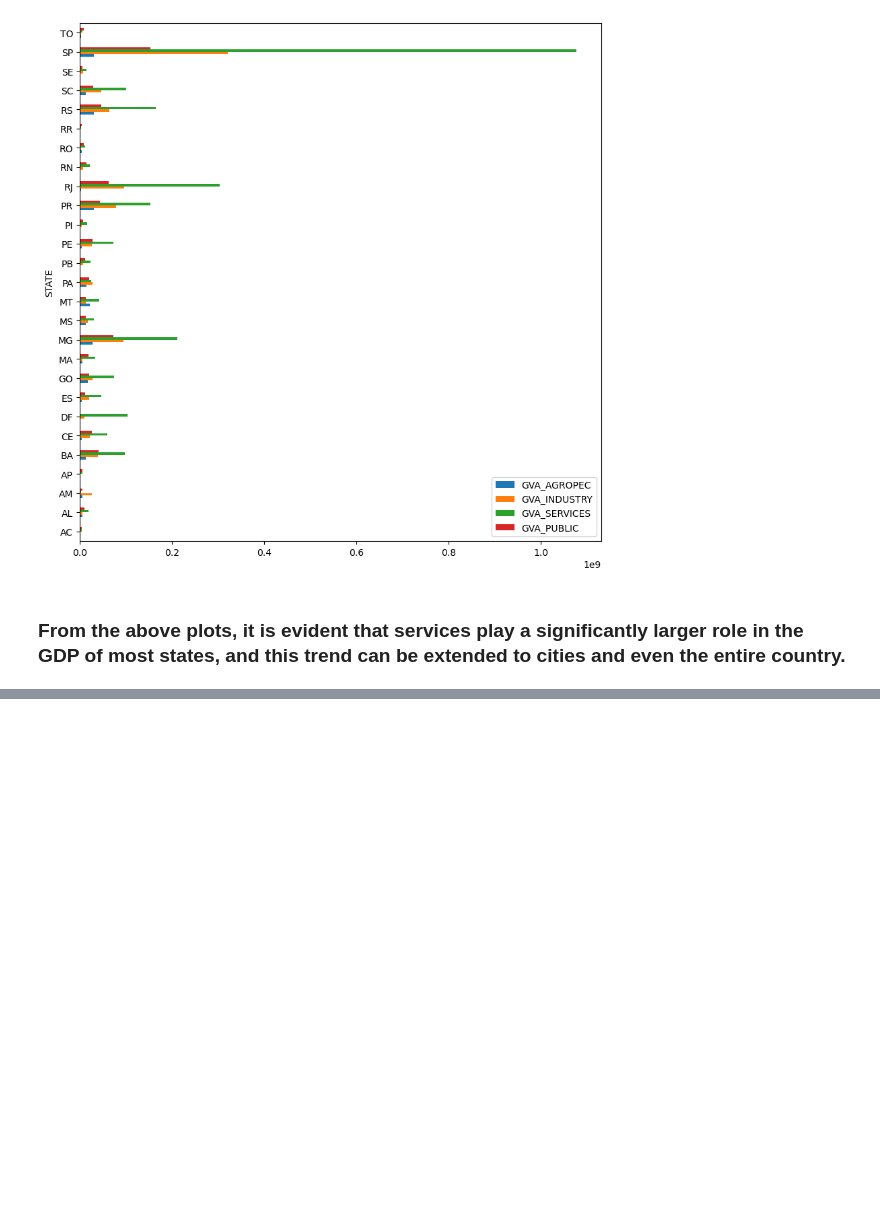
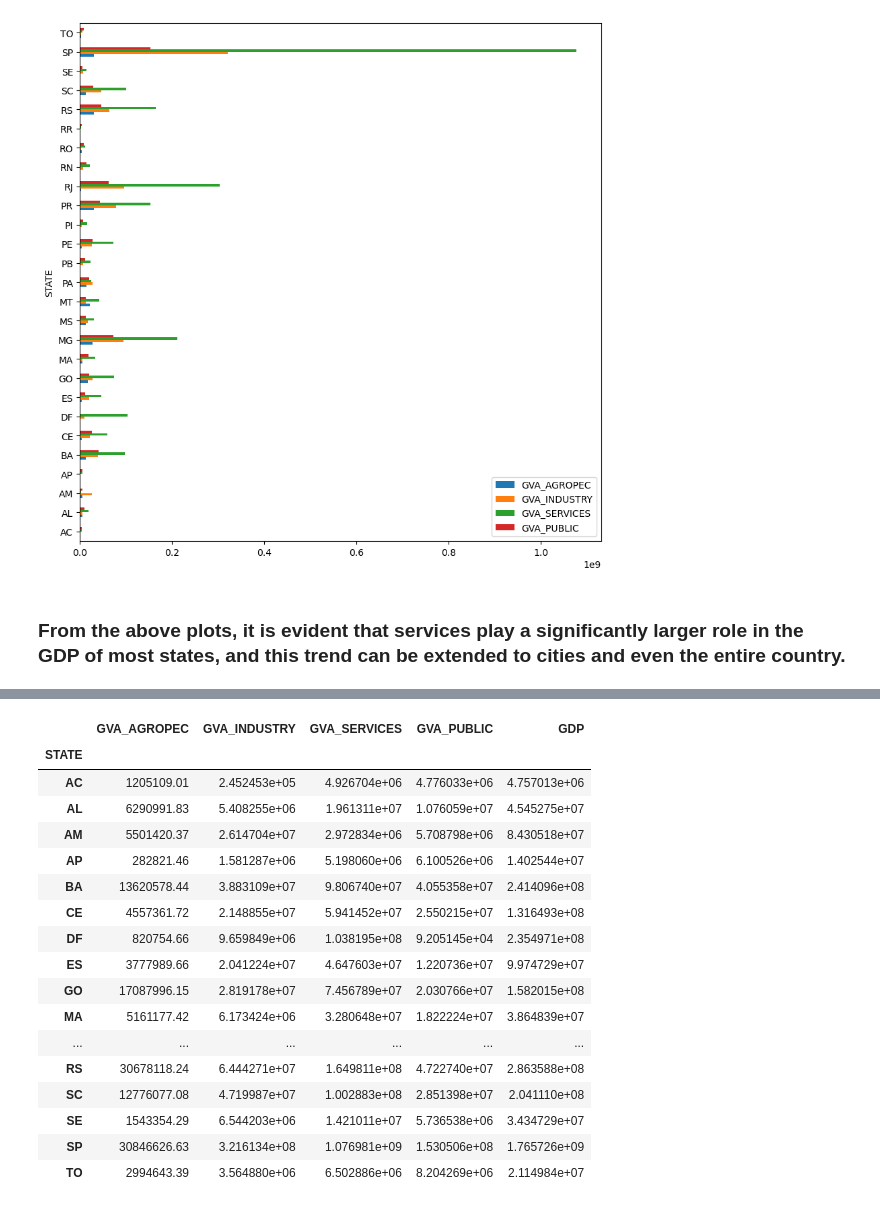
Before and after one commit to IgoSilvaUFPB/projeto_ICD, a Jupyter notebook: ProjetoICD_GDP_influence.ipynb, the cells around one changed output, grey strips where cells are left out. Saved outputs shown, nothing was run; the diff lists cells and outputs as text; code cells hidden in the pictures; blank space fills up the shorter version.

```diff
--- a/ProjetoICD_GDP_influence.ipynb
+++ b/ProjetoICD_GDP_influence.ipynb
@@ -132,0 +151,23 @@ df_GDP_state.plot(kind='barh', figsize=(10, 10))
+# %%
+# grouping by state
+df_heat_state = df_heat.groupby('STATE').sum()
+df_heat_state
+# %% [output]
+|  | GVA_AGROPEC | GVA_INDUSTRY | GVA_SERVICES | GVA_PUBLIC | GDP |
+| STATE |  |  |  |  |  |
+| AC | 1205109.01 | 2.452453e+05 | 4.926704e+06 | 4.776033e+06 | 4.757013e+06 |
+| AL | 6290991.83 | 5.408255e+06 | 1.961311e+07 | 1.076059e+07 | 4.545275e+07 |
+| AM | 5501420.37 | 2.614704e+07 | 2.972834e+06 | 5.708798e+06 | 8.430518e+07 |
+| AP | 282821.46 | 1.581287e+06 | 5.198060e+06 | 6.100526e+06 | 1.402544e+07 |
+| BA | 13620578.44 | 3.883109e+07 | 9.806740e+07 | 4.055358e+07 | 2.414096e+08 |
+| CE | 4557361.72 | 2.148855e+07 | 5.941452e+07 | 2.550215e+07 | 1.316493e+08 |
+| DF | 820754.66 | 9.659849e+06 | 1.038195e+08 | 9.205145e+04 | 2.354971e+08 |
+| ES | 3777989.66 | 2.041224e+07 | 4.647603e+07 | 1.220736e+07 | 9.974729e+07 |
+| GO | 17087996.15 | 2.819178e+07 | 7.456789e+07 | 2.030766e+07 | 1.582015e+08 |
+| MA | 5161177.42 | 6.173424e+06 | 3.280648e+07 | 1.822224e+07 | 3.864839e+07 |
+| ... | ... | ... | ... | ... | ... |
+| RS | 30678118.24 | 6.444271e+07 | 1.649811e+08 | 4.722740e+07 | 2.863588e+08 |
+| SC | 12776077.08 | 4.719987e+07 | 1.002883e+08 | 2.851398e+07 | 2.041110e+08 |
+| SE | 1543354.29 | 6.544203e+06 | 1.421011e+07 | 5.736538e+06 | 3.434729e+07 |
+| SP | 30846626.63 | 3.216134e+08 | 1.076981e+09 | 1.530506e+08 | 1.765726e+09 |
+| TO | 2994643.39 | 3.564880e+06 | 6.502886e+06 | 8.204269e+06 | 2.114984e+07 |
```
Also changed, not shown: parts of 3 cells of this notebook, 1 other file.
